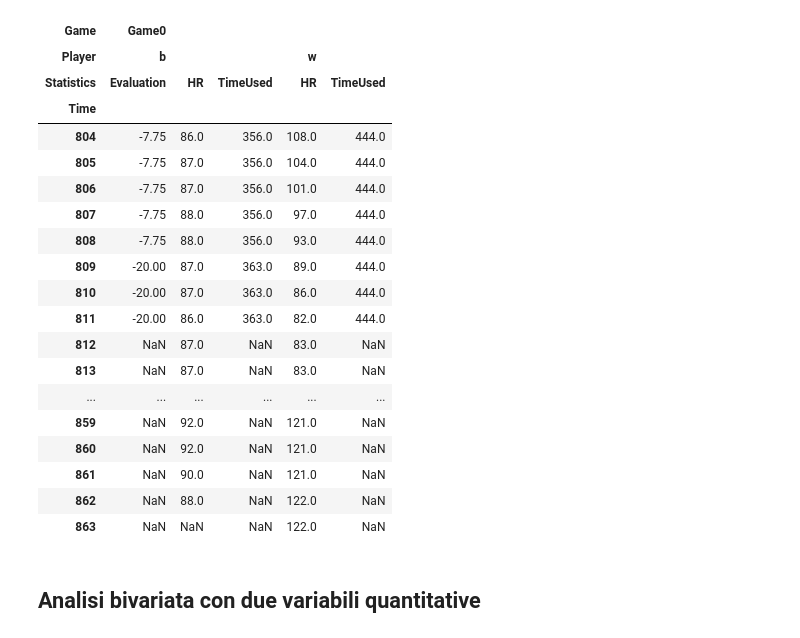
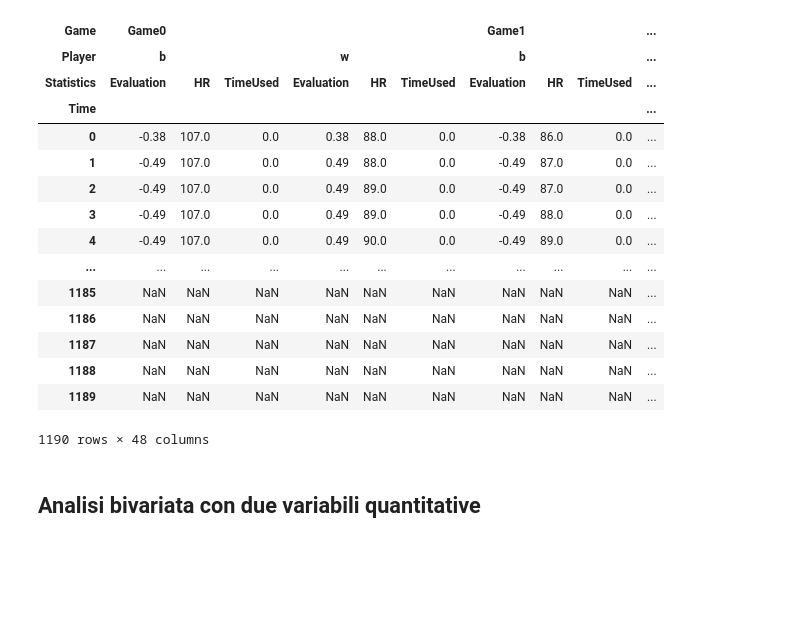
Before and after one commit to tommdim/statistics-101, a Jupyter notebook: project/src/vale.ipynb, the cells around one changed output. Saved outputs shown, nothing was run; the diff lists cells and outputs as text; code cells hidden in the pictures; blank space fills up the shorter version.

```diff
--- a/project/src/vale.ipynb
+++ b/project/src/vale.ipynb
@@ -6,27 +7,23 @@ import matplotlib.pyplot as plt
 # %%
 realwage = pd.read_csv("prova.csv")
 realwage = realwage.pivot_table(values='Value',
                                 index='Time',
                                 columns=['Game', 'Player', 'Statistics'])
-realwage.tail(60)
+realwage
 # %% [output]
-| Game | Game0 |  |  |  |  |
-| Player | b |  |  | w |  |
-| Statistics | Evaluation | HR | TimeUsed | HR | TimeUsed |
-| Time |  |  |  |  |  |
-| 804 | -7.75 | 86.0 | 356.0 | 108.0 | 444.0 |
-| 805 | -7.75 | 87.0 | 356.0 | 104.0 | 444.0 |
-| 806 | -7.75 | 87.0 | 356.0 | 101.0 | 444.0 |
-| 807 | -7.75 | 88.0 | 356.0 | 97.0 | 444.0 |
-| 808 | -7.75 | 88.0 | 356.0 | 93.0 | 444.0 |
-| 809 | -20.00 | 87.0 | 363.0 | 89.0 | 444.0 |
-| 810 | -20.00 | 87.0 | 363.0 | 86.0 | 444.0 |
-| 811 | -20.00 | 86.0 | 363.0 | 82.0 | 444.0 |
-| 812 | NaN | 87.0 | NaN | 83.0 | NaN |
-| 813 | NaN | 87.0 | NaN | 83.0 | NaN |
-| ... | ... | ... | ... | ... | ... |
-| 859 | NaN | 92.0 | NaN | 121.0 | NaN |
-| 860 | NaN | 92.0 | NaN | 121.0 | NaN |
-| 861 | NaN | 90.0 | NaN | 121.0 | NaN |
-| 862 | NaN | 88.0 | NaN | 122.0 | NaN |
-| 863 | NaN | NaN | NaN | 122.0 | NaN |
+| Game | Game0 |  |  |  |  |  | Game1 |  |  | ... |
+| Player | b |  |  | w |  |  | b |  |  | ... |
+| Statistics | Evaluation | HR | TimeUsed | Evaluation | HR | TimeUsed | Evaluation | HR | TimeUsed | ... |
+| Time |  |  |  |  |  |  |  |  |  | ... |
+| 0 | -0.38 | 107.0 | 0.0 | 0.38 | 88.0 | 0.0 | -0.38 | 86.0 | 0.0 | ... |
+| 1 | -0.49 | 107.0 | 0.0 | 0.49 | 88.0 | 0.0 | -0.49 | 87.0 | 0.0 | ... |
+| 2 | -0.49 | 107.0 | 0.0 | 0.49 | 89.0 | 0.0 | -0.49 | 87.0 | 0.0 | ... |
+| 3 | -0.49 | 107.0 | 0.0 | 0.49 | 89.0 | 0.0 | -0.49 | 88.0 | 0.0 | ... |
+| 4 | -0.49 | 107.0 | 0.0 | 0.49 | 90.0 | 0.0 | -0.49 | 89.0 | 0.0 | ... |
+| ... | ... | ... | ... | ... | ... | ... | ... | ... | ... | ... |
+| 1185 | NaN | NaN | NaN | NaN | NaN | NaN | NaN | NaN | NaN | ... |
+| 1186 | NaN | NaN | NaN | NaN | NaN | NaN | NaN | NaN | NaN | ... |
+| 1187 | NaN | NaN | NaN | NaN | NaN | NaN | NaN | NaN | NaN | ... |
+| 1188 | NaN | NaN | NaN | NaN | NaN | NaN | NaN | NaN | NaN | ... |
+| 1189 | NaN | NaN | NaN | NaN | NaN | NaN | NaN | NaN | NaN | ... |
+1190 rows × 48 columns
```
Also changed, not shown: parts of 16 cells of this notebook, 1 other file.
